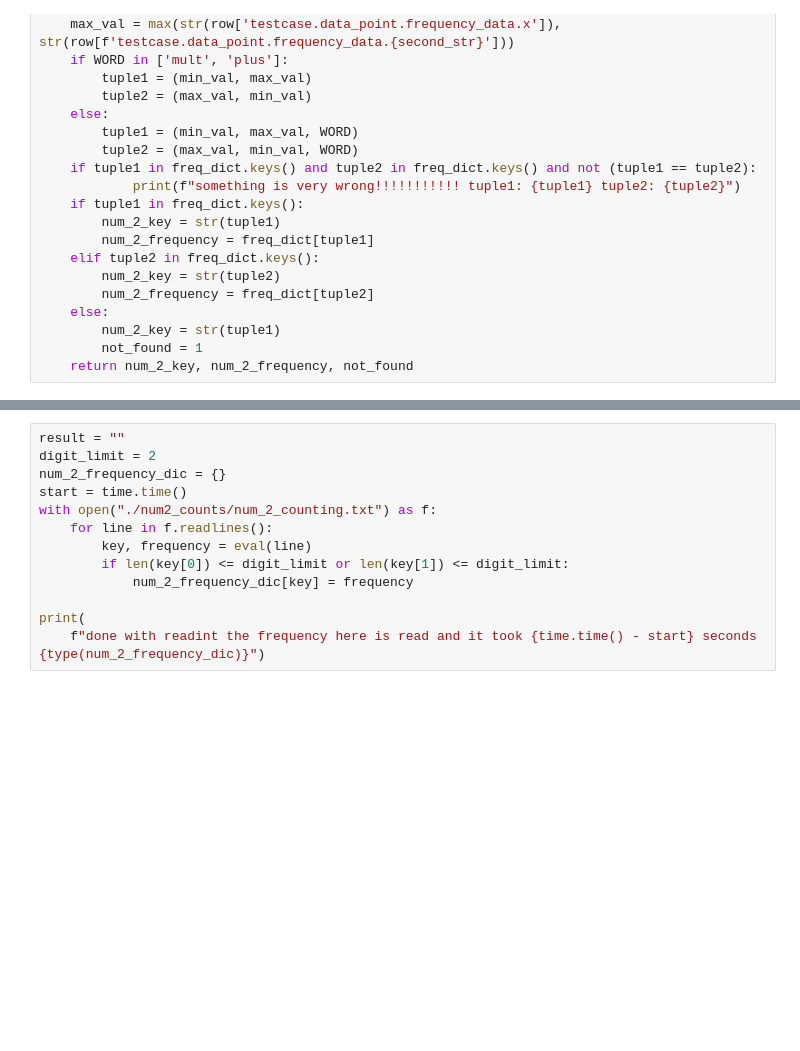
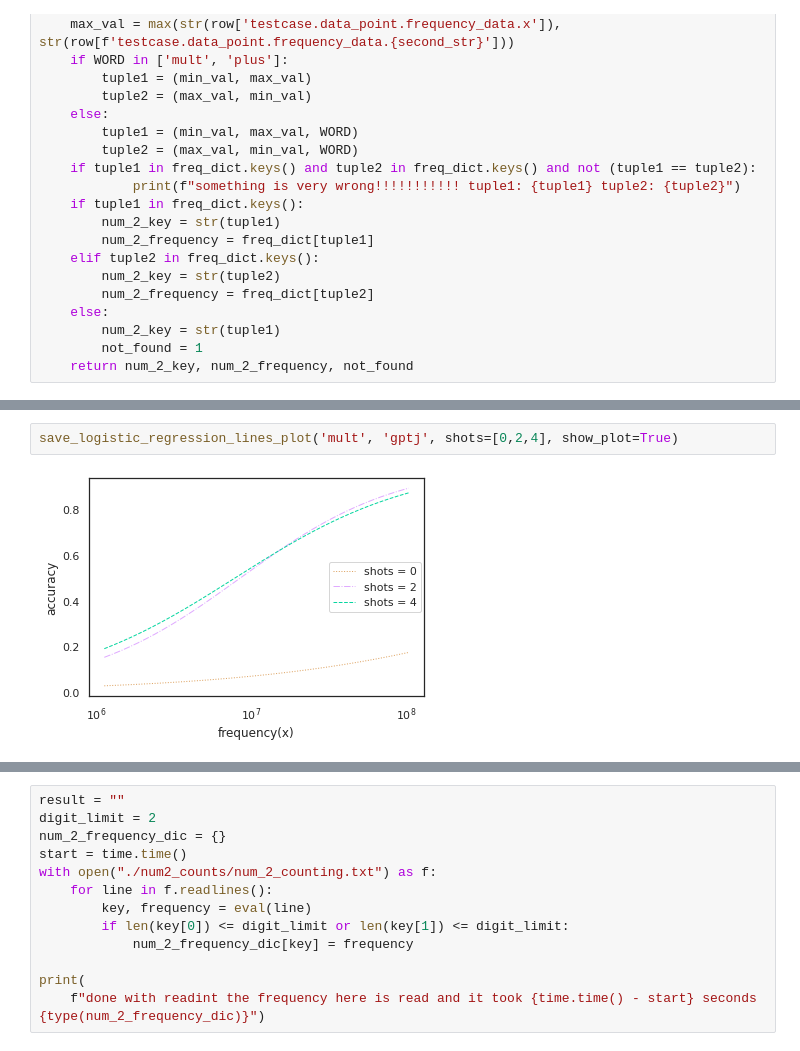
Before and after one commit to yasamanrazeghi7/TermFrequency, a Jupyter notebook: GPTAnalyzer/AggregateResults/clean_plots.ipynb, the cells around one changed output, grey strips where cells are left out. Cells and saved outputs as stored; diff of their text form; blank space fills up the shorter version.

```diff
--- a/GPTAnalyzer/AggregateResults/clean_plots.ipynb
+++ b/GPTAnalyzer/AggregateResults/clean_plots.ipynb
@@ -80,0 +64,4 @@ def quantile_accuracies_plot(x, y, q_num):
+# %%
+save_logistic_regression_lines_plot('mult', 'gptj', shots=[0,2,4], show_plot=True)
+# %% [output]
+[figure, added]
```
Also changed, not shown: parts of 10 cells of this notebook, 1 other file.
